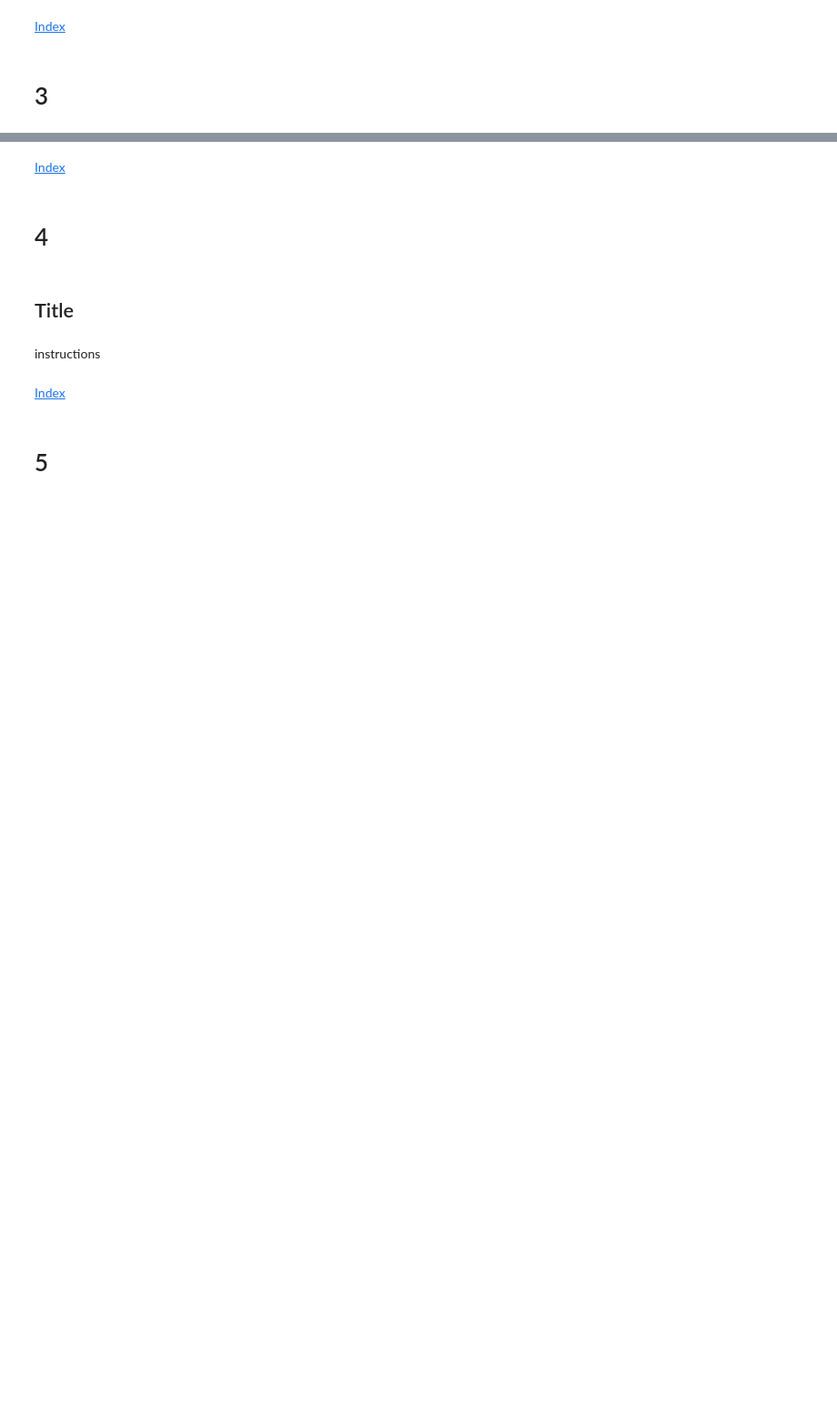
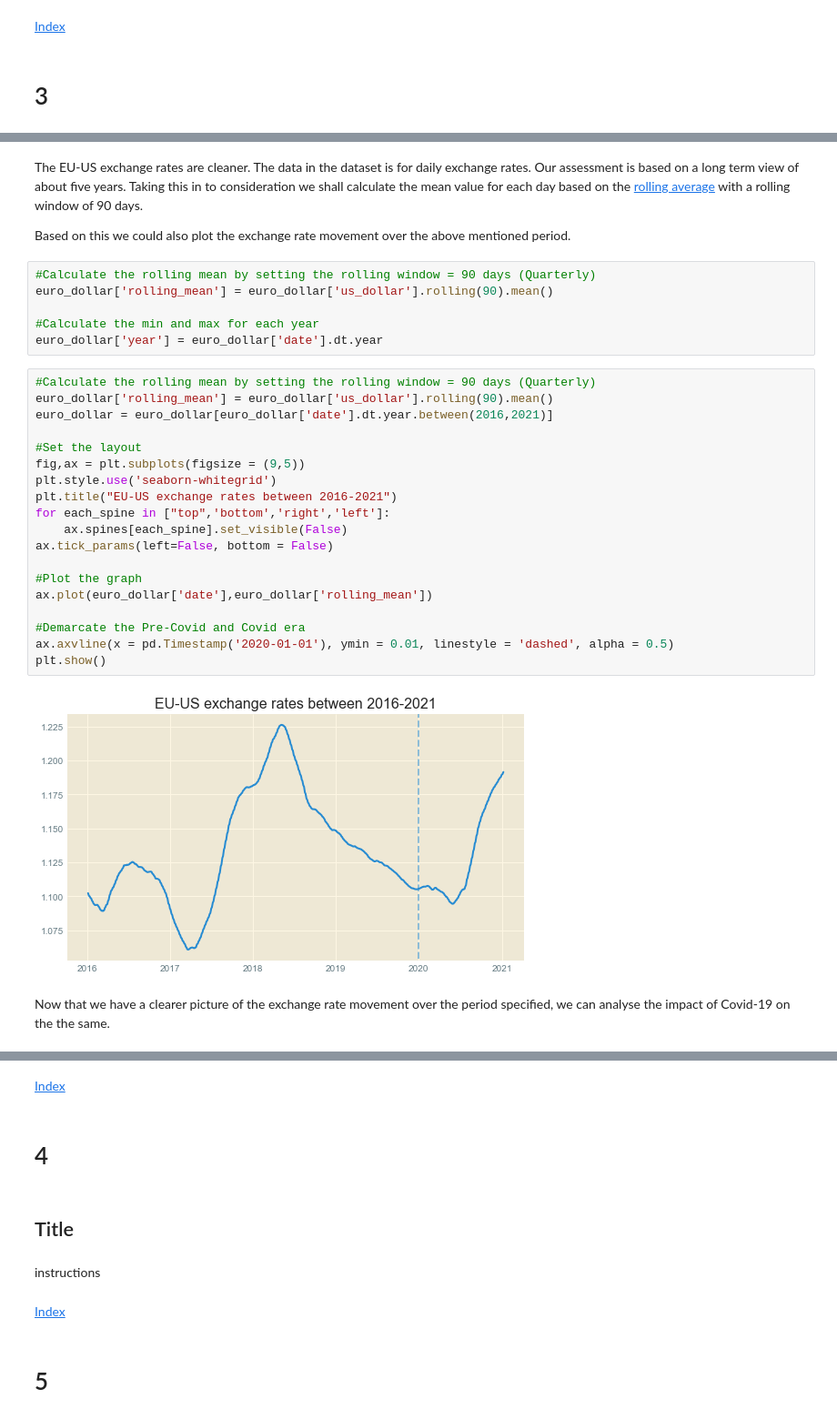
Before and after one commit to xcrusader/DQproject5, a Jupyter notebook: Class Template.ipynb, the cells around one changed output, grey strips where cells are left out. Shown: that part at 91% size. Cells and saved outputs as stored; diff of their text form; blank space fills up the shorter version.

```diff
--- a/Class Template.ipynb
+++ b/Class Template.ipynb
@@ -384,0 +203,33 @@ instructions
+# %% [markdown]
+The EU-US exchange rates are cleaner. The data in the dataset is for daily exchange rates. Our assessment is based on a long term view of about five years. Taking this in to consideration we shall calculate the mean value for each day based on the [rolling average](https://www.portent.com/blog/analytics/rolling-averages-math-moron.htm) with a rolling window of 90 days.
+
+Based on this we could also plot the exchange rate movement over the above mentioned period.
+# %%
+#Calculate the rolling mean by setting the rolling window = 90 days (Quarterly)
+euro_dollar['rolling_mean'] = euro_dollar['us_dollar'].rolling(90).mean()
+
+#Calculate the min and max for each year
+euro_dollar['year'] = euro_dollar['date'].dt.year
+# %%
+#Calculate the rolling mean by setting the rolling window = 90 days (Quarterly)
+euro_dollar['rolling_mean'] = euro_dollar['us_dollar'].rolling(90).mean()
+euro_dollar = euro_dollar[euro_dollar['date'].dt.year.between(2016,2021)]
+
+#Set the layout
+fig,ax = plt.subplots(figsize = (9,5))
+plt.style.use('seaborn-whitegrid')
+plt.title("EU-US exchange rates between 2016-2021")
+for each_spine in ["top",'bottom','right','left']:
+    ax.spines[each_spine].set_visible(False)
+ax.tick_params(left=False, bottom = False)
+
+#Plot the graph
+ax.plot(euro_dollar['date'],euro_dollar['rolling_mean'])
+
+#Demarcate the Pre-Covid and Covid era
+ax.axvline(x = pd.Timestamp('2020-01-01'), ymin = 0.01, linestyle = 'dashed', alpha = 0.5)
+plt.show()
+# %% [output]
+[figure, added]
+# %% [markdown]
+Now that we have a clearer picture of the exchange rate movement over the period specified, we can analyse the impact of Covid-19 on the the same.
```
Also changed, not shown: parts of 32 cells of this notebook.
